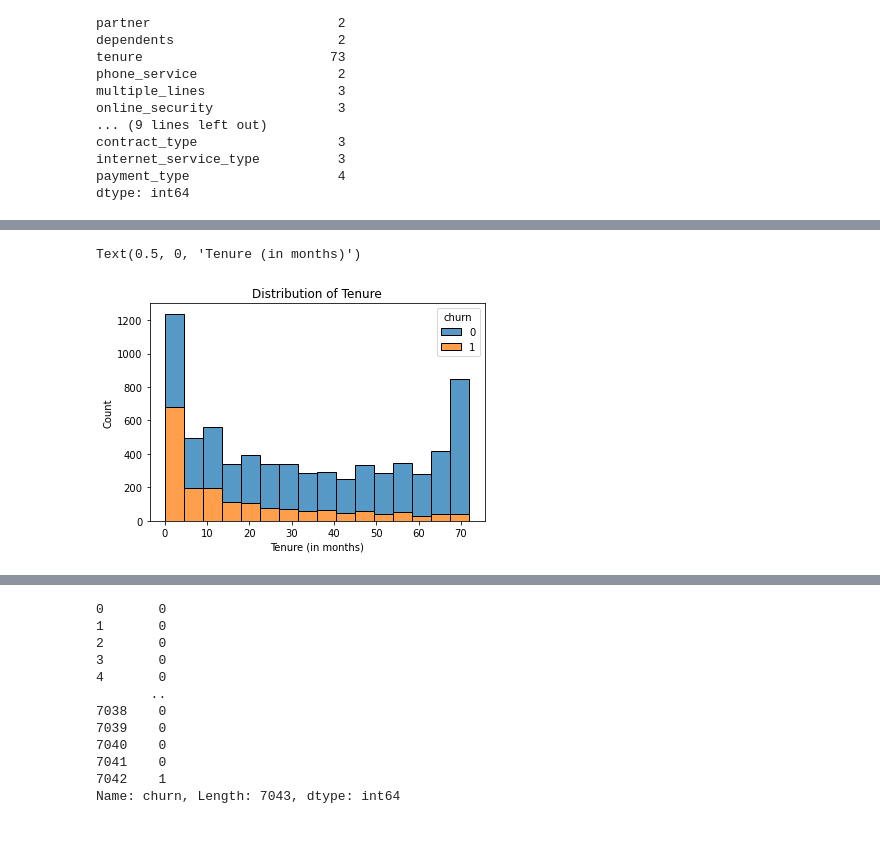
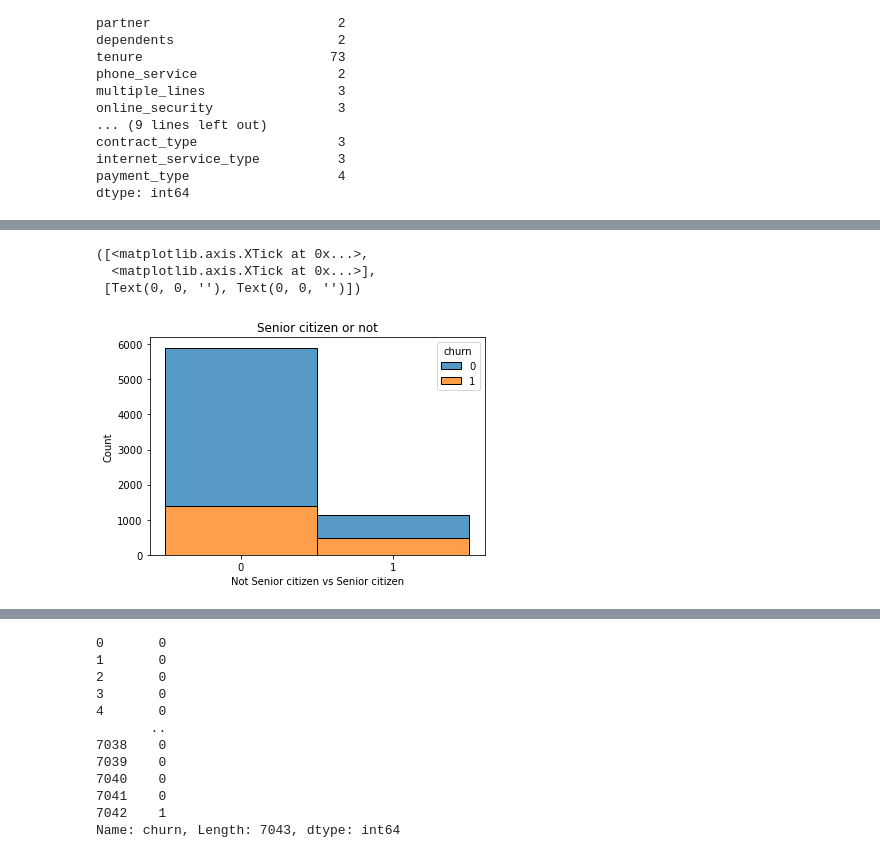
Before and after one commit to carlgriffin57/telco_churn_project, a Jupyter notebook: initial.ipynb, the cells around one changed output, grey strips where cells are left out. Saved outputs shown, nothing was run; the diff lists cells and outputs as text; code cells hidden in the pictures.

```diff
--- a/initial.ipynb
+++ b/initial.ipynb
@@ -204,8 +172,4 @@ telco_df.tech_support = telco_df.tech_support.replace({'No internet service': 0,
-# %%
-telco_df.churn = telco_df.churn.replace({'Yes': 1, 'No': 0})
-# %%
-telco_df.contract_type = telco_df.contract_type.replace({'Month-to-month': 0, 'One year': 1, 'Two year': 2})
-# %%
-telco_df.payment_type = telco_df.payment_type.replace({'Mailed check': 0, 'Credit card (automatic)': 1, 'Bank transfer (automatic)': 1, 'Bank transfer (automatic)': 1, 'Electronic check': 0})
+# %%
+telco_df = prep_telco_data(telco_df)
 # %%
 telco_df.info
@@ -265,16 +180,20 @@ Name: senior_citizen, Length: 7043, dtype: int64
 # %%
 sns.histplot(telco_df,
-             x=telco_df.tenure,
+             x=telco_df.senior_citizen,
              hue='churn',
-             multiple='stack')
+             multiple='stack',
+             discrete=True)
 
-plt.title("Distribution of Tenure")
-plt.xlabel('Tenure (in months)')
+plt.title("Senior citizen or not")
+plt.xlabel('Not Senior citizen vs Senior citizen')
 
-# plt.xlim(0, telco_df.tenure.max());
+#plt.xlim(0, telco_df.senior_citizen.max());
+plt.xticks(np.arange(telco_df.senior_citizen.min(), telco_df.senior_citizen.max()+1, 1.0))
 # %% [output]
-Text(0.5, 0, 'Tenure (in months)')
+([<matplotlib.axis.XTick at 0x...>,
+  <matplotlib.axis.XTick at 0x...>],
+ [Text(0, 0, ''), Text(0, 0, '')])
-[figure, old version]
+[figure, new version]
 # %%
 sns.histplot(data=telco_df,
             x=telco_df.monthly_charges,
```
Also changed, not shown: parts of 62 cells of this notebook.
